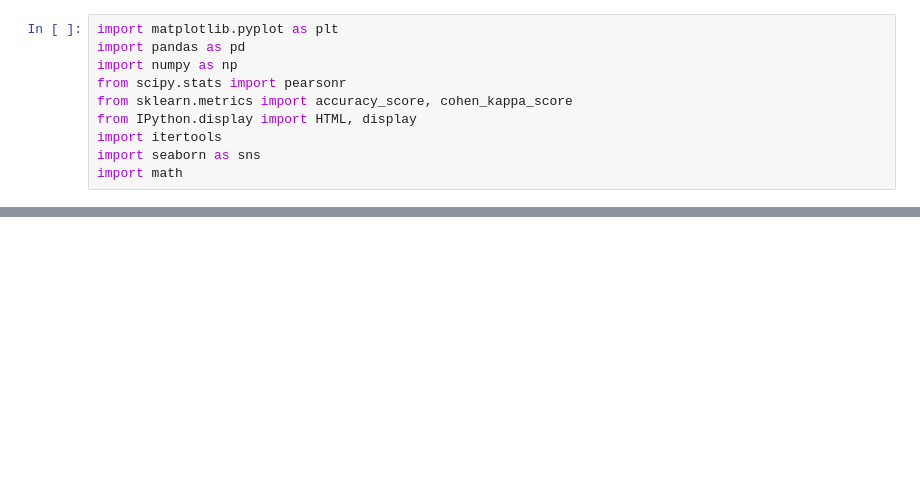
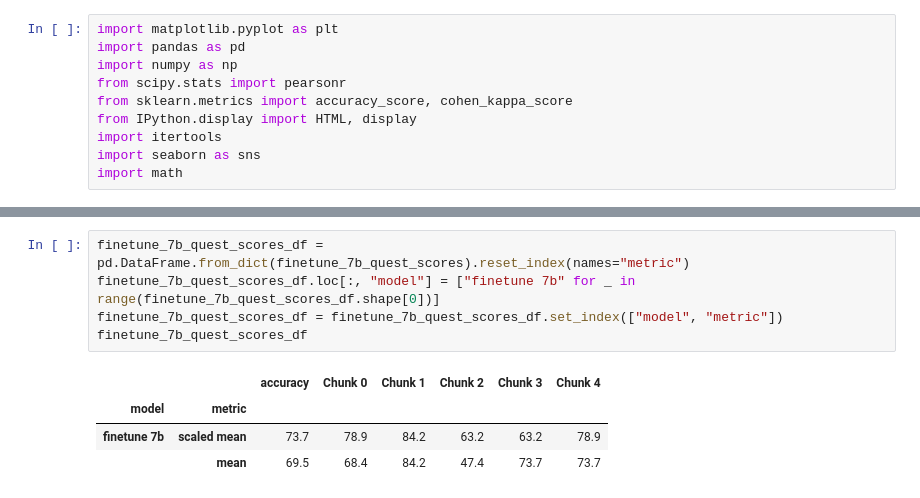
Before and after one commit to gpucce/llama, a Jupyter notebook: human_eval_study.ipynb, the cells around one changed output, grey strips where cells are left out. Saved outputs shown, nothing was run; the diff lists cells and outputs as text; blank space fills up the shorter version.

```diff
--- a/human_eval_study.ipynb
+++ b/human_eval_study.ipynb
@@ -186,0 +229,10 @@ quest_4 (78.9, 73.7, 73.7, 52.6)
+# %%
+finetune_7b_quest_scores_df = pd.DataFrame.from_dict(finetune_7b_quest_scores).reset_index(names="metric")
+finetune_7b_quest_scores_df.loc[:, "model"] = ["finetune 7b" for _ in range(finetune_7b_quest_scores_df.shape[0])]
+finetune_7b_quest_scores_df = finetune_7b_quest_scores_df.set_index(["model", "metric"])
+finetune_7b_quest_scores_df
+# %% [output]
+|  |  | accuracy | Chunk 0 | Chunk 1 | Chunk 2 | Chunk 3 | Chunk 4 |
+| model | metric |  |  |  |  |  |  |
+| finetune 7b | scaled mean | 73.7 | 78.9 | 84.2 | 63.2 | 63.2 | 78.9 |
+|  | mean | 69.5 | 68.4 | 84.2 | 47.4 | 73.7 | 73.7 |
```
Also changed, not shown: parts of 14 cells of this notebook, 22 other files.
